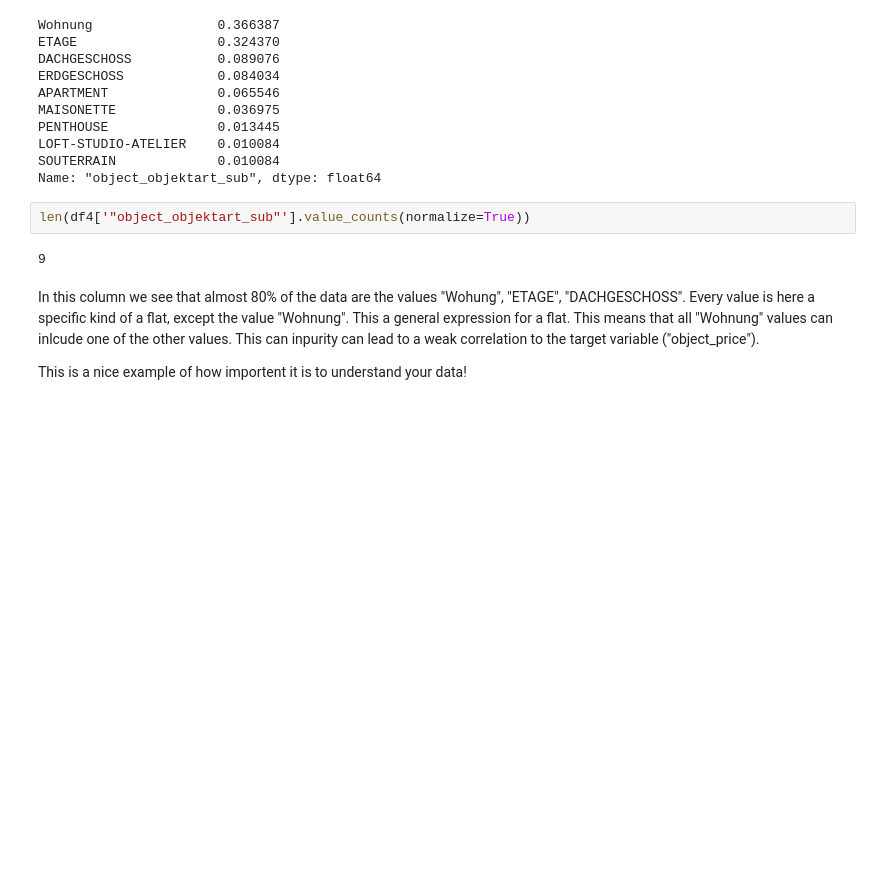
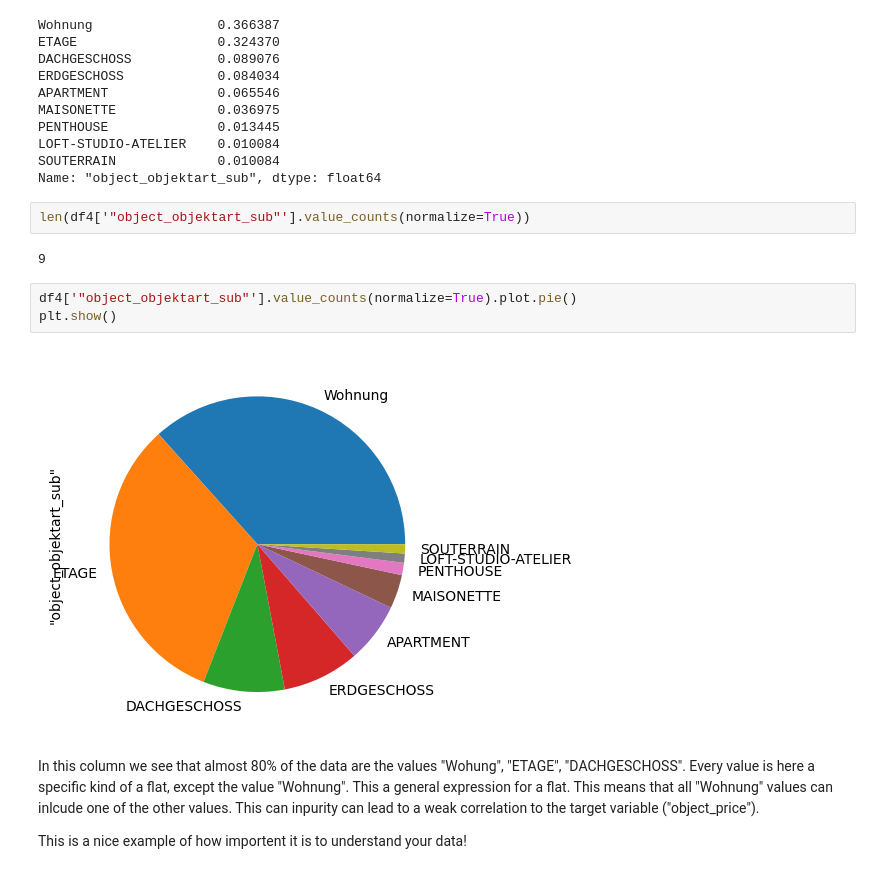
Before and after one commit to maximkiesel1/Machine_Learning_Rent_Prediction, a Jupyter notebook: Know_Your_Rent_Muc_Part_Two_EDA.ipynb, the cells around one changed output. Cells and saved outputs as stored; diff of their text form; blank space fills up the shorter version.

```diff
--- a/Know_Your_Rent_Muc_Part_Two_EDA.ipynb
+++ b/Know_Your_Rent_Muc_Part_Two_EDA.ipynb
@@ -200,10 +205,15 @@ PENTHOUSE              0.013445
 LOFT-STUDIO-ATELIER    0.010084
 SOUTERRAIN             0.010084
 Name: "object_objektart_sub", dtype: float64
-# %%
-len(df4['"object_objektart_sub"'].value_counts(normalize=True))
-# %% [output]
-9
+# %%
+len(df4['"object_objektart_sub"'].value_counts(normalize=True))
+# %% [output]
+9
+# %%
+df4['"object_objektart_sub"'].value_counts(normalize=True).plot.pie()
+plt.show()
+# %% [output]
+[figure, added]
 # %% [markdown]
 In this column we see that almost 80% of the data are the values "Wohung", "ETAGE", "DACHGESCHOSS". Every value is here a specific kind of a flat, except the value "Wohnung". This a general expression for a flat. This means that all "Wohnung" values can inlcude one of the other values. This can inpurity can lead to a weak correlation to the target variable ("object_price").
 
```
Also changed, not shown: parts of 48 cells of this notebook.
